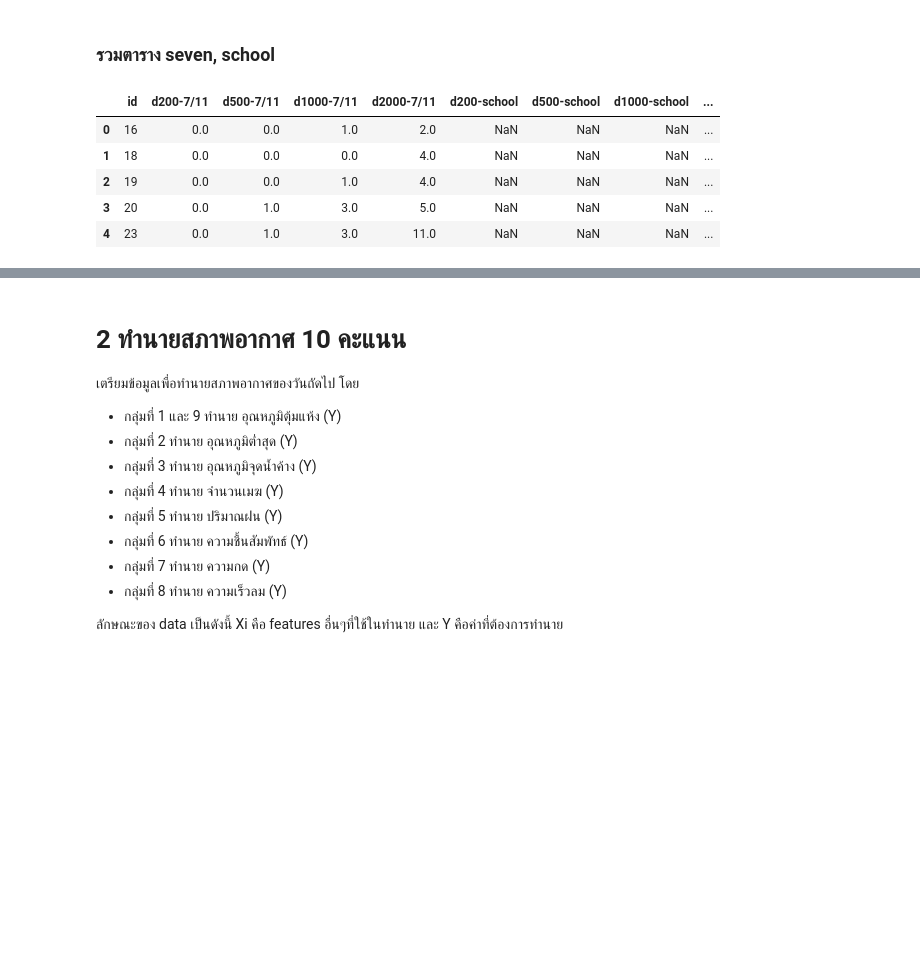
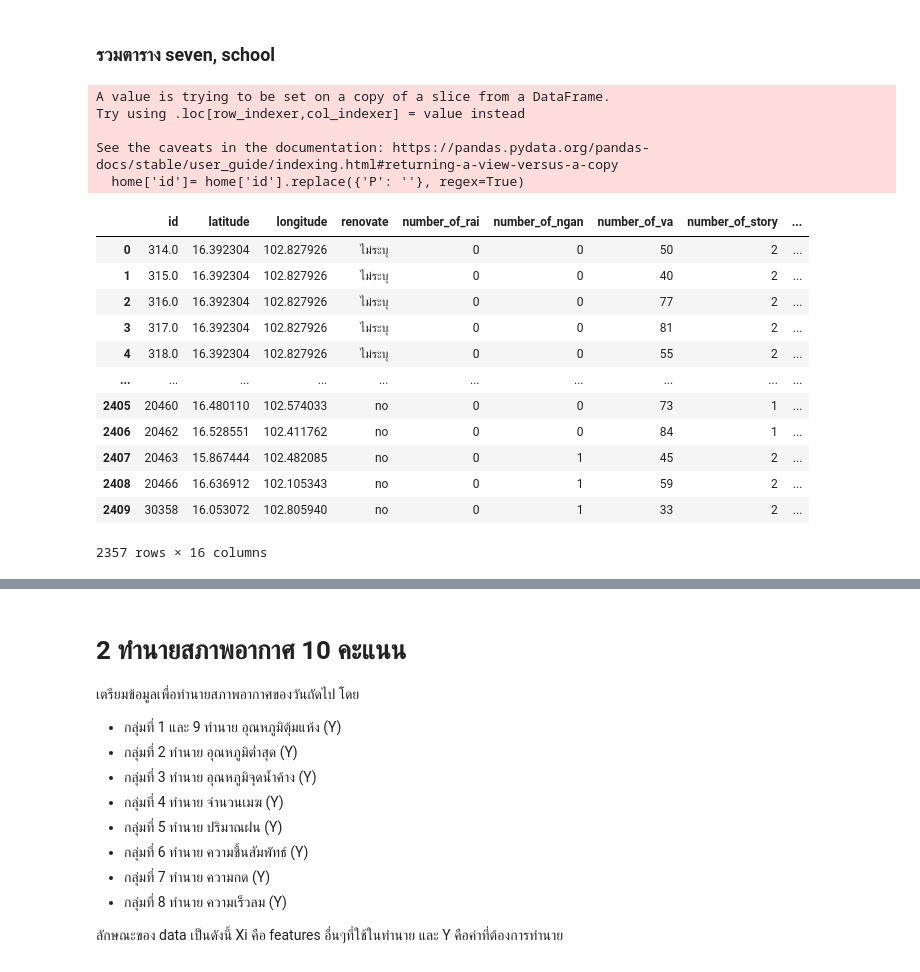
Before and after one commit to supatsara2002/bsc_dpdm22, a Jupyter notebook: midterm_dpdm22.ipynb, the cells around one changed output, grey strips where cells are left out. Cells and saved outputs as stored; diff of their text form; code cells hidden in the pictures; blank space fills up the shorter version.

```diff
--- a/midterm_dpdm22.ipynb
+++ b/midterm_dpdm22.ipynb
@@ -28,7 +28,7 @@ link1 = 'https://docs.google.com/spreadsheets/d/1u9-JTqxFkCzJYPQo-3Dg_GZjfcF_XND
 detachedhouse = pd.read_excel(link1,sheet_name='บ้าน')
 # %%
 #Data House
-link2 = 'https://docs.google.com/spreadsheets/d/1mY0fjGc5OMCsl6qlaGjfTKGVB3ZE2sFg3QDSdxh2nfY/export?format=xlsx'
+link2 = 'https://docs.google.com/spreadsheets/d/1WnXqivn3E8JNRGGdORlKvPtRM3M6kM-H/export?format=xlsx'
 H1 = pd.read_excel(link2,sheet_name='บ้านมือ1')
 H2 = pd.read_excel(link2,sheet_name='บ้านมือ2')
 # %%
@@ -348,13 +447,30 @@ school_table.shape
 (1051, 5)
 # %% [markdown]
 ### รวมตาราง seven, school
+# %%
+home['id']= home['id'].replace({'P': ''}, regex=True)
+# %% [output]
+A value is trying to be set on a copy of a slice from a DataFrame.
+Try using .loc[row_indexer,col_indexer] = value instead
+
+See the caveats in the documentation: https://pandas.pydata.org/pandas-docs/stable/user_guide/indexing.html#returning-a-view-versus-a-copy
+  home['id']= home['id'].replace({'P': ''}, regex=True)
+# %%
+home
+# %% [output]
+|  | id | latitude | longitude | renovate | number_of_rai | number_of_ngan | number_of_va | number_of_story | ... |
+| 0 | 314.0 | 16.392304 | 102.827926 | ไม่ระบุ | 0 | 0 | 50 | 2 | ... |
+| 1 | 315.0 | 16.392304 | 102.827926 | ไม่ระบุ | 0 | 0 | 40 | 2 | ... |
+| 2 | 316.0 | 16.392304 | 102.827926 | ไม่ระบุ | 0 | 0 | 77 | 2 | ... |
+| 3 | 317.0 | 16.392304 | 102.827926 | ไม่ระบุ | 0 | 0 | 81 | 2 | ... |
+| 4 | 318.0 | 16.392304 | 102.827926 | ไม่ระบุ | 0 | 0 | 55 | 2 | ... |
+| ... | ... | ... | ... | ... | ... | ... | ... | ... | ... |
+| 2405 | 20460 | 16.480110 | 102.574033 | no | 0 | 0 | 73 | 1 | ... |
+| 2406 | 20462 | 16.528551 | 102.411762 | no | 0 | 0 | 84 | 1 | ... |
+| 2407 | 20463 | 15.867444 | 102.482085 | no | 0 | 1 | 45 | 2 | ... |
+| 2408 | 20466 | 16.636912 | 102.105343 | no | 0 | 1 | 59 | 2 | ... |
+| 2409 | 30358 | 16.053072 | 102.805940 | no | 0 | 1 | 33 | 2 | ... |
+2357 rows × 16 columns
 # %%
 seven_school = pd.concat([seven_table, school_table],ignore_index=True,sort=False)
-seven_school.head()
+seven_school = seven_school.fillna(0)
-# %% [output]
-|  | id | d200-7/11 | d500-7/11 | d1000-7/11 | d2000-7/11 | d200-school | d500-school | d1000-school | ... |
-| 0 | 16 | 0.0 | 0.0 | 1.0 | 2.0 | NaN | NaN | NaN | ... |
-| 1 | 18 | 0.0 | 0.0 | 0.0 | 4.0 | NaN | NaN | NaN | ... |
-| 2 | 19 | 0.0 | 0.0 | 1.0 | 4.0 | NaN | NaN | NaN | ... |
-| 3 | 20 | 0.0 | 1.0 | 3.0 | 5.0 | NaN | NaN | NaN | ... |
-| 4 | 23 | 0.0 | 1.0 | 3.0 | 11.0 | NaN | NaN | NaN | ... |
```
Also changed, not shown: parts of 27 cells of this notebook.
